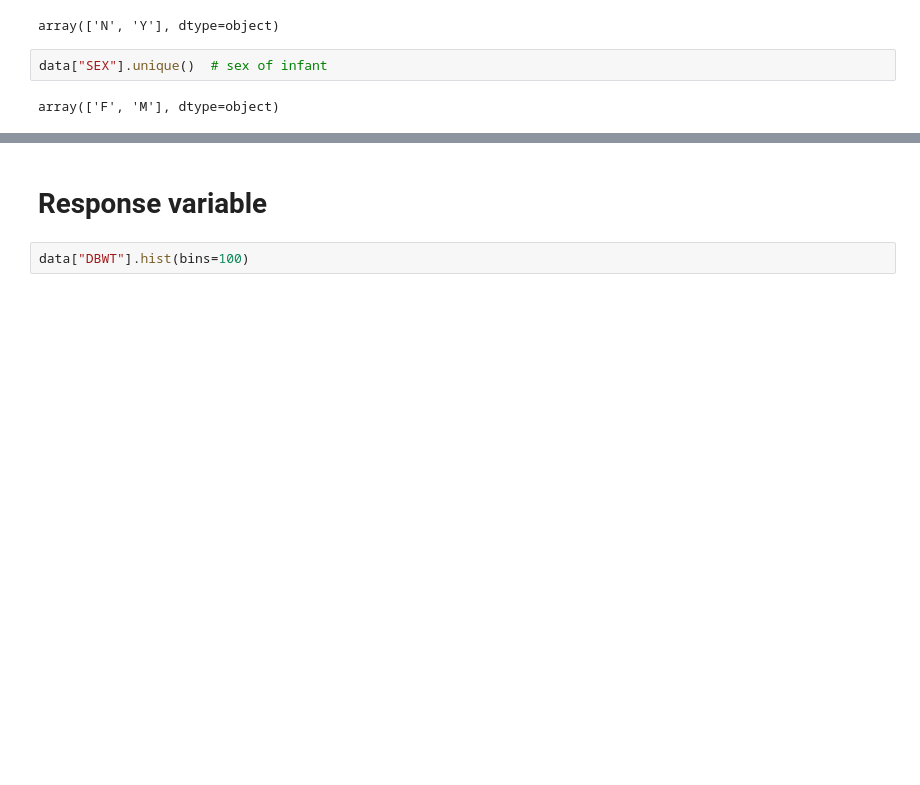
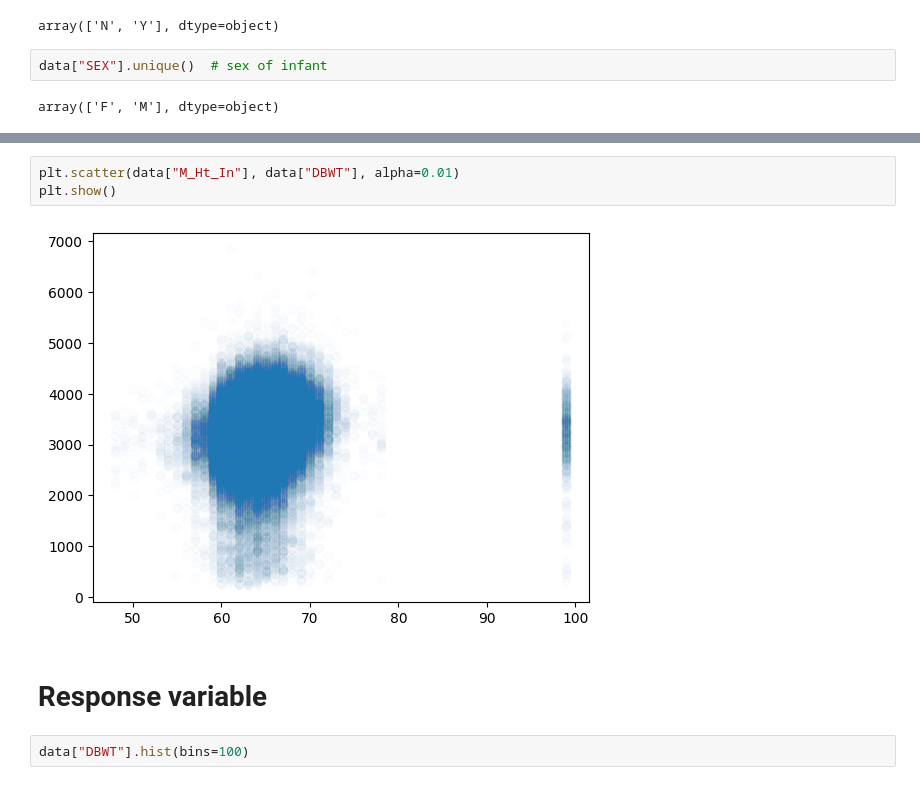
Before and after one commit to hrmerrill/kaggle-prediction-interval-birthweight, a Jupyter notebook: src/eda.ipynb, the cells around one changed output, grey strips where cells are left out. Cells and saved outputs as stored; diff of their text form; blank space fills up the shorter version.

```diff
--- a/src/eda.ipynb
+++ b/src/eda.ipynb
@@ -78,3 +147,8 @@ No `NaN`s in the features but there are missing values, see `constants.py` for d
+# %%
+plt.scatter(data["M_Ht_In"], data["DBWT"], alpha=0.01)
+plt.show()
+# %% [output]
+[figure, added]
 # %% [markdown]
 # Response variable
 # %%
```
Also changed, not shown: parts of 7 cells of this notebook.
